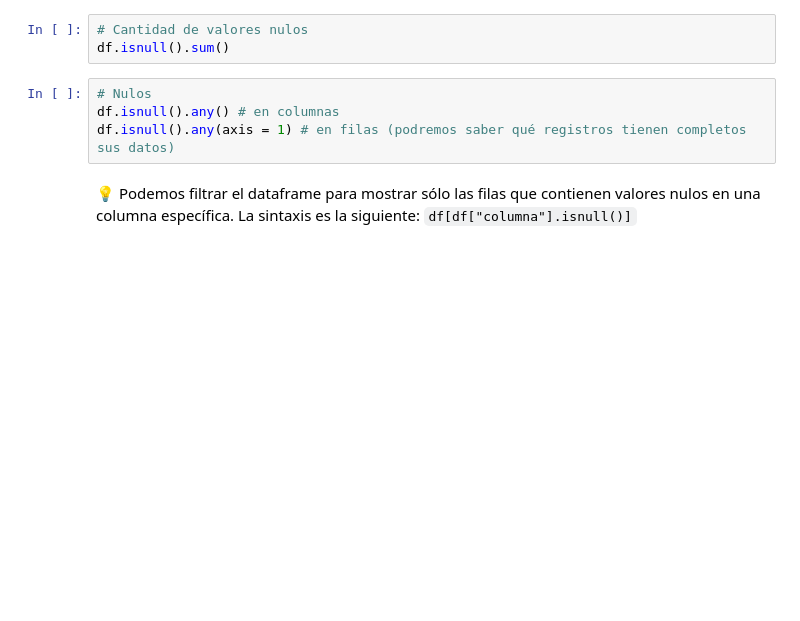
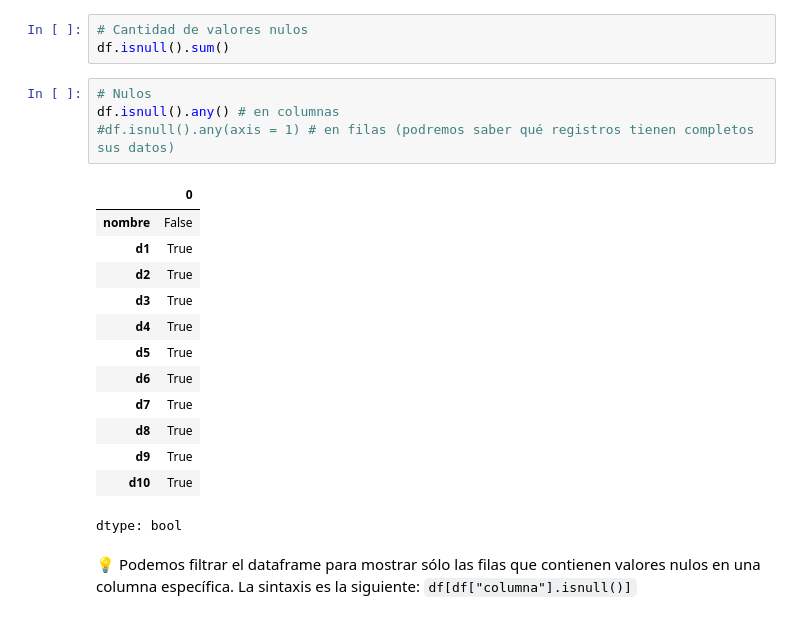
Before and after one commit to NGuerrero23/TT-2C2025-Data-Analitycs-Notebooks, a Jupyter notebook: Clase_4/Resolucion_Clase_04_Datos_nulos_y_duplicados.ipynb, the cells around one changed output. Drawn from its saved outputs; the diff is of its cells as text; blank space fills up the shorter version.

```diff
--- a/Clase_4/Resolucion_Clase_04_Datos_nulos_y_duplicados.ipynb
+++ b/Clase_4/Resolucion_Clase_04_Datos_nulos_y_duplicados.ipynb
@@ -331,7 +429,21 @@ df.isnull().sum()
 # %%
 # Nulos
 df.isnull().any() # en columnas
-df.isnull().any(axis = 1) # en filas (podremos saber qué registros tienen completos sus datos)
+#df.isnull().any(axis = 1) # en filas (podremos saber qué registros tienen completos sus datos)
+# %% [output]
+|  | 0 |
+| nombre | False |
+| d1 | True |
+| d2 | True |
+| d3 | True |
+| d4 | True |
+| d5 | True |
+| d6 | True |
+| d7 | True |
+| d8 | True |
+| d9 | True |
+| d10 | True |
+dtype: bool
 # %% [markdown]
 💡 Podemos filtrar el dataframe para mostrar sólo las filas que contienen valores nulos en una columna específica.
 La sintaxis es la siguiente: `df[df["columna"].isnull()]`
```
Also changed, not shown: parts of 15 cells of this notebook.
